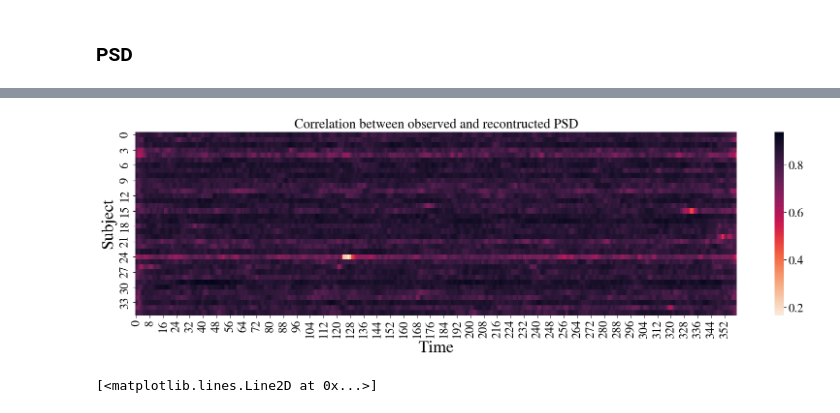
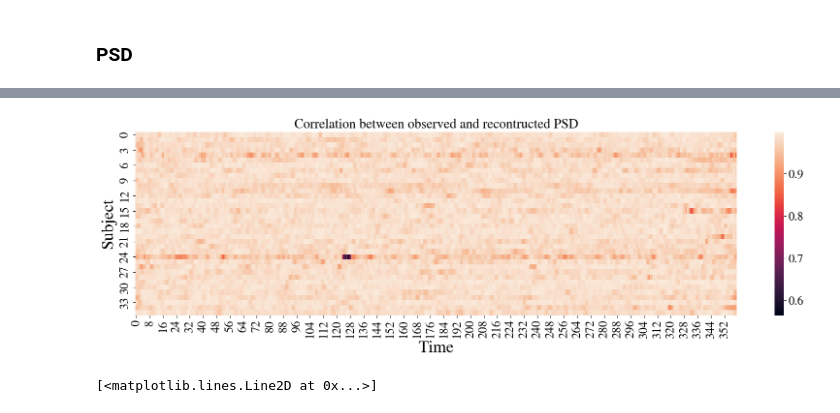
Before and after one commit to JINhuaqing/TV-SGM, a Jupyter notebook: notebooks/ana_real_data_demo.ipynb, the cells around one changed output, grey strips where cells are left out. Saved outputs shown, nothing was run; the diff lists cells and outputs as text; code cells hidden in the pictures.

```diff
--- a/notebooks/ana_real_data_demo.ipynb
+++ b/notebooks/ana_real_data_demo.ipynb
@@ -337,11 +348,11 @@ np.mean(np.array(corrss_roiwise))
 # %%
 corrss_roiwise = np.array(corrss_roiwise)
 corrss = np.array(corrss)
 plt.figure(figsize=[20, 5])
 plt.title("Correlation between observed and recontructed PSD", fontsize=20)
-sns.heatmap(corrss_roiwise, cmap="rocket_r")
+sns.heatmap(corrss, cmap="rocket")
 plt.xlabel("Time")
 plt.ylabel("Subject");
 # %% [output]
-[figure, old version]
+[figure, new version]
 # %%
```
Also changed, not shown: parts of 8 cells of this notebook, 17 other files.
